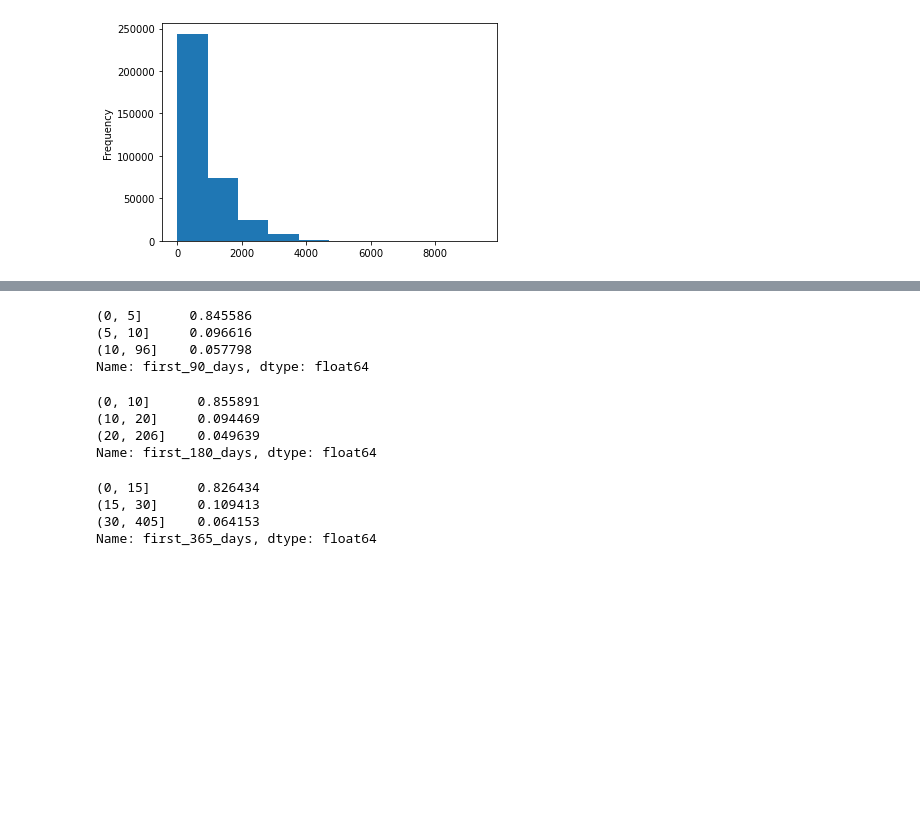
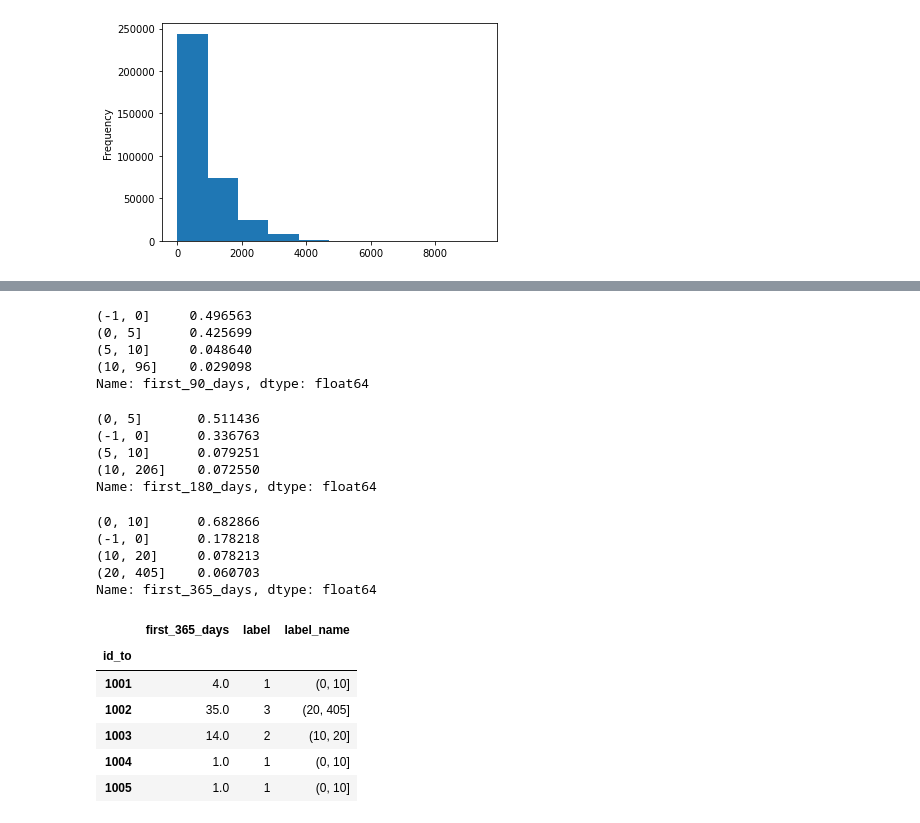
Before and after one commit to Nathanael210/WebMining, a Jupyter notebook: notebooks/target_definition.ipynb, the cells around one changed output, grey strips where cells are left out. Saved outputs shown, nothing was run; the diff lists cells and outputs as text; code cells hidden in the pictures; blank space fills up the shorter version.

Commit message:
include new cells for label building

```diff
--- a/notebooks/target_definition.ipynb
+++ b/notebooks/target_definition.ipynb
@@ -150,30 +163,53 @@ citations_per_paper.corr()
 # %%
 pd.cut(
     citations_per_paper['first_90_days'],
-    [0, 5, 10, 96]
+    [-1, 0, 5, 10, 96]
 ).value_counts()/len(citations_per_paper)
 # %% [output]
-(0, 5]      0.845586
-(5, 10]     0.096616
-(10, 96]    0.057798
+(-1, 0]     0.496563
+(0, 5]      0.425699
+(5, 10]     0.048640
+(10, 96]    0.029098
 Name: first_90_days, dtype: float64
 # %%
 pd.cut(
     citations_per_paper['first_180_days'],
-    [0, 10, 20, 206]
+    [-1, 0, 5, 10, 206]
 ).value_counts()/len(citations_per_paper)
 # %% [output]
-(0, 10]      0.855891
-(10, 20]     0.094469
-(20, 206]    0.049639
+(0, 5]       0.511436
+(-1, 0]      0.336763
+(5, 10]      0.079251
+(10, 206]    0.072550
 Name: first_180_days, dtype: float64
 # %%
 pd.cut(
     citations_per_paper['first_365_days'],
-    [0, 15, 30, 405]
+    [-1, 0, 10, 20, 405]
 ).value_counts()/len(citations_per_paper)
 # %% [output]
-(0, 15]      0.826434
-(15, 30]     0.109413
-(30, 405]    0.064153
+(0, 10]      0.682866
+(-1, 0]      0.178218
+(10, 20]     0.078213
+(20, 405]    0.060703
 Name: first_365_days, dtype: float64
+# %%
+citations_per_paper['label_name'] = pd.cut(
+    citations_per_paper['first_365_days'],
+    [-1, 0, 10, 20, 405]
+)
+citations_per_paper['label'] = pd.cut(
+    citations_per_paper['first_365_days'],
+    [-1, 0, 10, 20, 405]
+).cat.codes
+
+papers_label = citations_per_paper[['first_365_days', 'label', 'label_name']]
+papers_label.head()
+# %% [output]
+|  | first_365_days | label | label_name |
+| id_to |  |  |  |
+| 1001 | 4.0 | 1 | (0, 10] |
+| 1002 | 35.0 | 3 | (20, 405] |
+| 1003 | 14.0 | 2 | (10, 20] |
+| 1004 | 1.0 | 1 | (0, 10] |
+| 1005 | 1.0 | 1 | (0, 10] |
```
Also changed, not shown: parts of 6 cells of this notebook.
